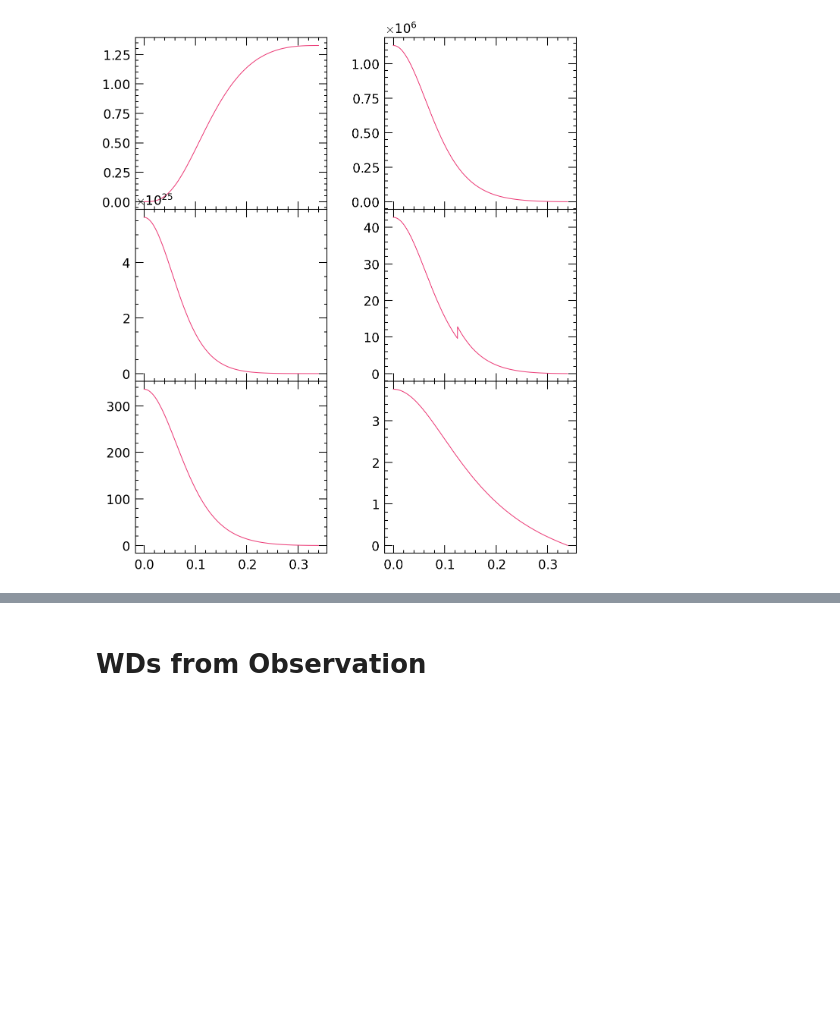
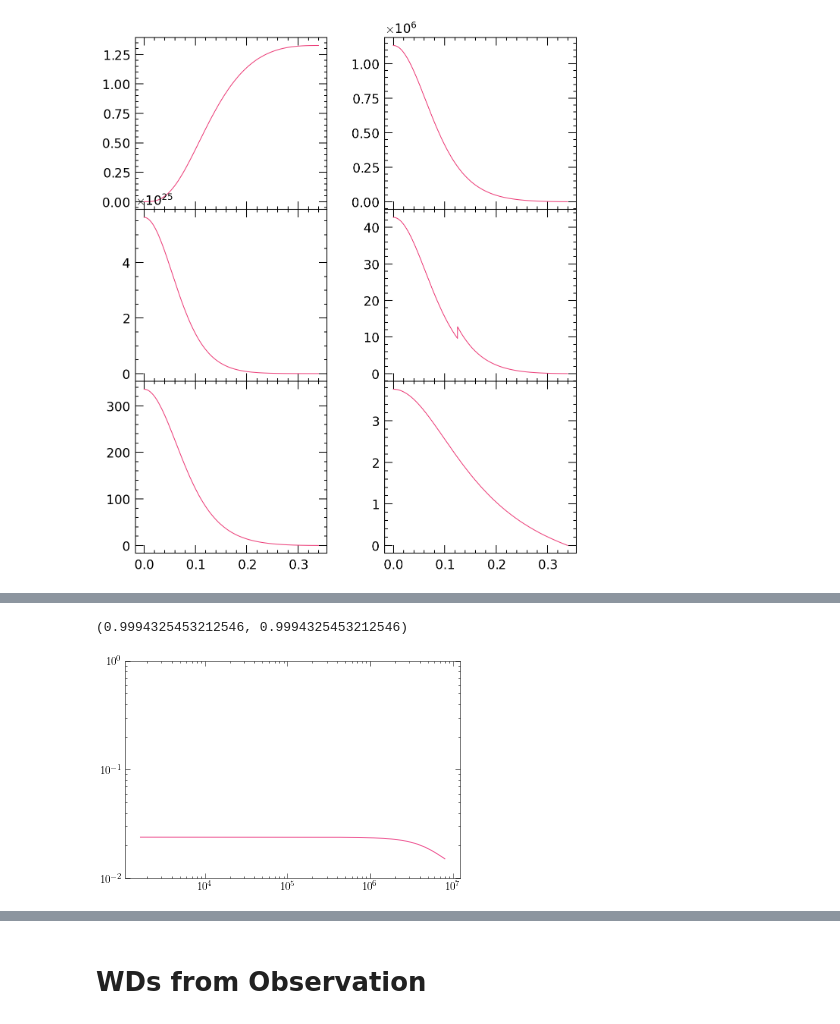
Before and after one commit to mvirgato/White-Dwarf-TOV, a Jupyter notebook: tests_FMT_finite_T.ipynb, the cells around one changed output, grey strips where cells are left out. Drawn from its saved outputs; the diff is of its cells as text; code cells hidden in the pictures; blank space fills up the shorter version.

```diff
--- a/tests_FMT_finite_T.ipynb
+++ b/tests_FMT_finite_T.ipynb
@@ -260,0 +263,29 @@ NameError: name 'prof_data_5' is not defined
+# %%
+Mstar = 0.622
+# elem = 'O'
+# temps = np.append(np.array([0.0]), np.logspace(4, 7, 10))
+
+temps = [1e6]  # 10**np.array([0])
+lp0_1 = 21.5
+lp0_2 = 30
+num = 25
+
+for temp in temps:
+
+    # if temp == 0.0 or np.log10(temp) in [0, 4, 5, 6, 7, 8]:
+    #     print(temp)
+    #     continue
+
+    y1 = 1.7
+    y2 = 3.4
+
+    def dr(lP0): return 10**(-(y2-y1)*(lP0 - 21.5)/(30.0 - 21.5) + y2)
+
+    system = mixed_WD('O', 'C', temp)
+    lP0 = system.M_P0_rel(Mstar)
+    dr_set = dr(lP0)
+
+    r_vals, m_vals, rho_vals, P_vals, ne_vals, np_vals, mufe_vals, B_vals, r_trans = system.TOV_mixed(10**lP0, dr_set)
+    r_vals_c, m_vals_c, rho_vals_c, P_vals_c, ne_vals_c, np_vals_c, mufe_vals_c, B_vals_c = system.TOV_central(10**lP0, dr_set, B_vals[0])
+
+    print(B_vals[0], B_vals_c[-1])
@@ -260,0 +301,10 @@ NameError: name 'prof_data_5' is not defined
+# %%
+B_vals[0], B_vals_c[-1]
+# %% [output]
+(0.9994325453212546, 0.9994325453212546)
+# %%
+plt.loglog(r_vals, np.sqrt(1.0 - B_vals))
+plt.ylim(1e-2, 1)
+plt.show()
+# %% [output]
+[figure, added]
```
Also changed, not shown: parts of 3 cells of this notebook, 1 other file.
